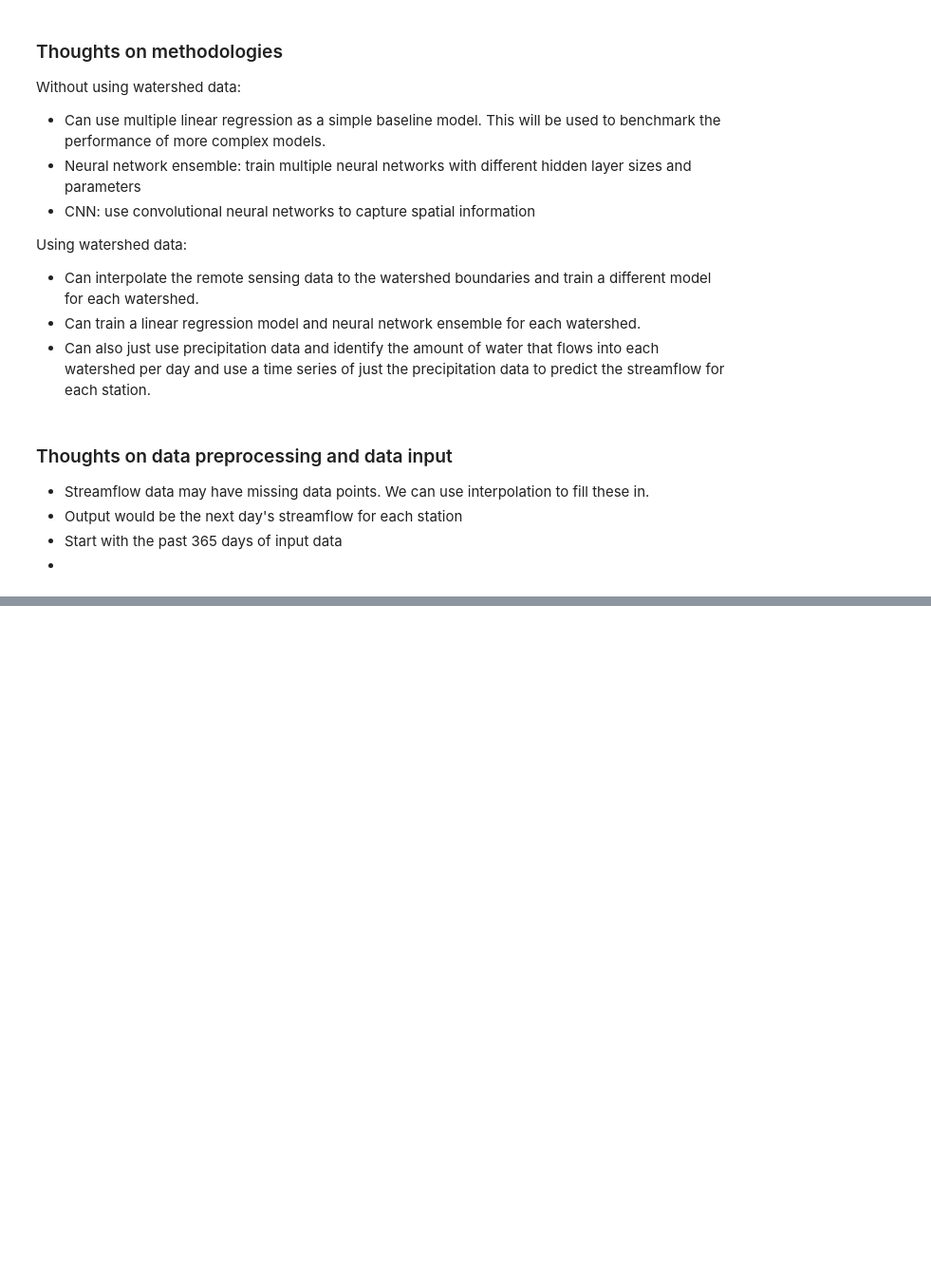
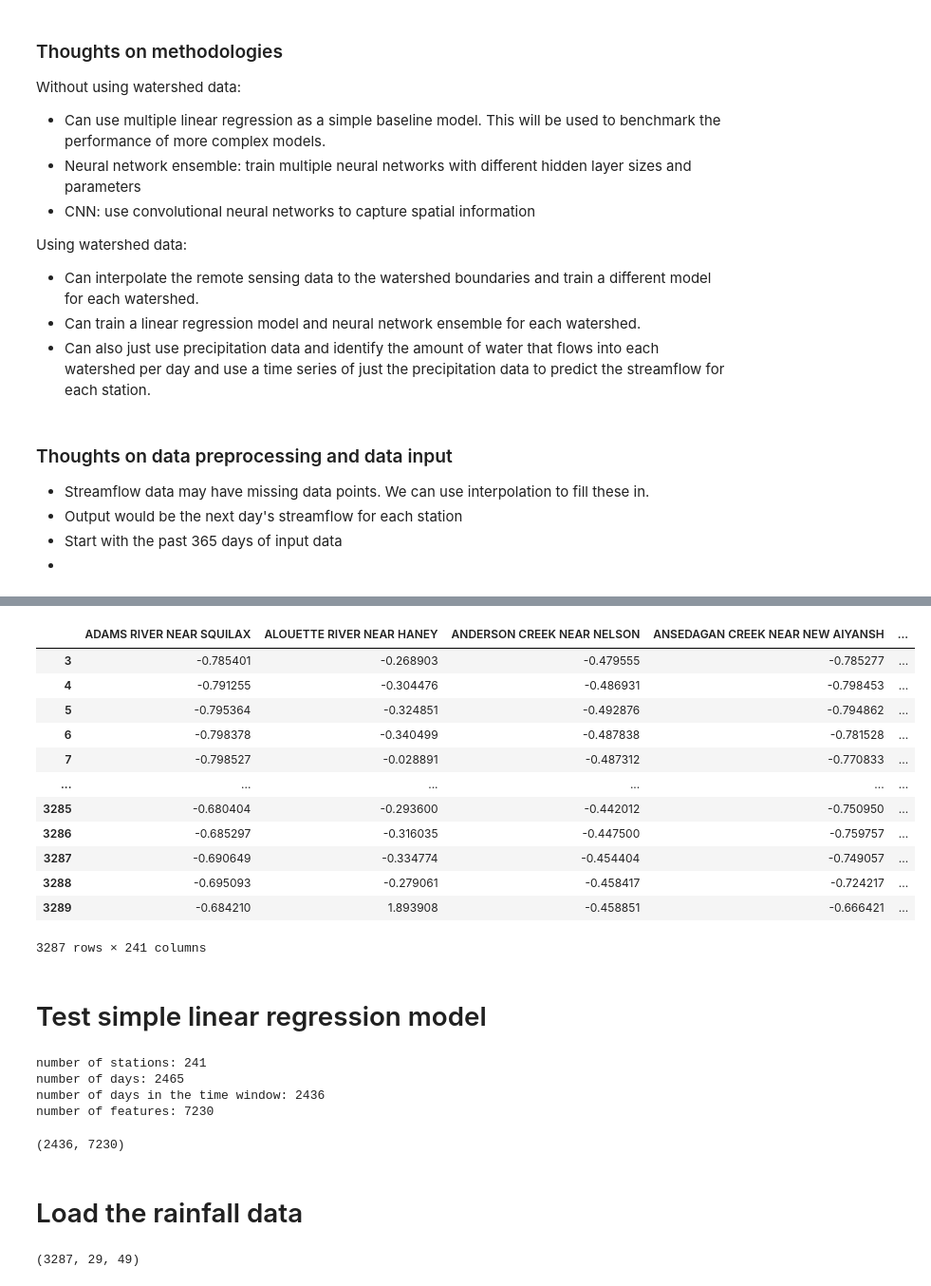
Before and after one commit to TWilson05/EOSC-410-Final-Project, a Jupyter notebook: notebook.ipynb, the cells around one changed output, grey strips where cells are left out. Shown at 95% size. Saved outputs shown, nothing was run; the diff lists cells and outputs as text; code cells hidden in the pictures; blank space fills up the shorter version.

```diff
--- a/notebook.ipynb
+++ b/notebook.ipynb
@@ -21,0 +78,19 @@ Using watershed data:
+# %%
+# normalize the streamwater data by station
+streamwater_data = streamwater_data.astype(float)
+streamwater_data = (streamwater_data - streamwater_data.mean()) / streamwater_data.std()
+streamwater_data
+# %% [output]
+|  | ADAMS RIVER NEAR SQUILAX | ALOUETTE RIVER NEAR HANEY | ANDERSON CREEK NEAR NELSON | ANSEDAGAN CREEK NEAR NEW AIYANSH | ... |
+| 3 | -0.785401 | -0.268903 | -0.479555 | -0.785277 | ... |
+| 4 | -0.791255 | -0.304476 | -0.486931 | -0.798453 | ... |
+| 5 | -0.795364 | -0.324851 | -0.492876 | -0.794862 | ... |
+| 6 | -0.798378 | -0.340499 | -0.487838 | -0.781528 | ... |
+| 7 | -0.798527 | -0.028891 | -0.487312 | -0.770833 | ... |
+| ... | ... | ... | ... | ... | ... |
+| 3285 | -0.680404 | -0.293600 | -0.442012 | -0.750950 | ... |
+| 3286 | -0.685297 | -0.316035 | -0.447500 | -0.759757 | ... |
+| 3287 | -0.690649 | -0.334774 | -0.454404 | -0.749057 | ... |
+| 3288 | -0.695093 | -0.279061 | -0.458417 | -0.724217 | ... |
+| 3289 | -0.684210 | 1.893908 | -0.458851 | -0.666421 | ... |
+3287 rows × 241 columns
@@ -21,0 +107,29 @@ Using watershed data:
+# %% [markdown]
+# Test simple linear regression model
+# %%
+time_window = 30
+n_stations = train_data.shape[1]
+n_days = train_data.shape[0] - time_window + 1
+print(f"number of stations: {n_stations}")
+print(f"number of days: {train_data.shape[0]}")
+print(f"number of days in the time window: {n_days}")
+print(f"number of features: {n_stations * time_window}")
+
+x_vals = np.array([train_data[i:i+time_window].flatten() for i in range(n_days)])
+x_vals.shape
+# %% [output]
+number of stations: 241
+number of days: 2465
+number of days in the time window: 2436
+number of features: 7230
+(2436, 7230)
+# %% [markdown]
+# Load the rainfall data
+# %%
+# load in the rainfall data
+rainfall_data = np.load("data/weather_data/rainfall_data.npy")
+rainfall_data = rainfall_data.astype(float)
+rainfall_data = (rainfall_data - rainfall_data.mean()) / rainfall_data.std()
+rainfall_data.shape
+# %% [output]
+(3287, 29, 49)
```
Also changed, not shown: parts of 9 cells of this notebook.
